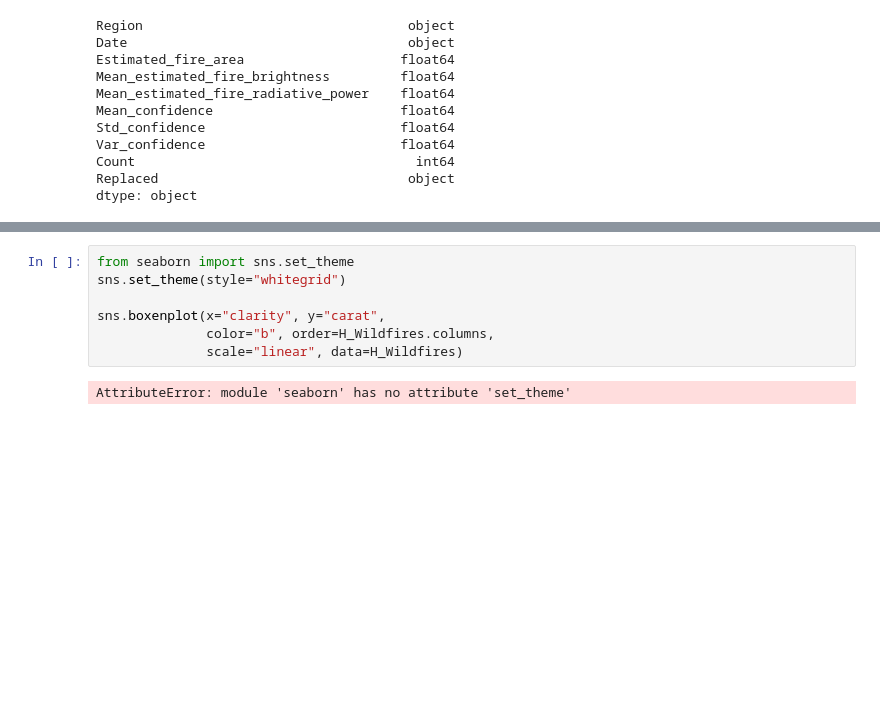
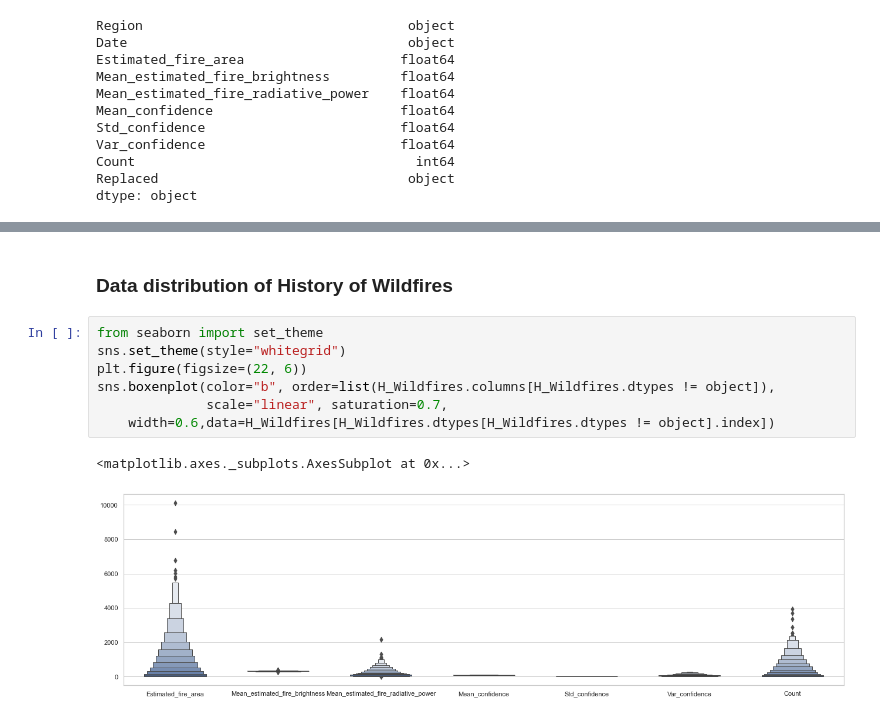
Before and after one commit to ccomkhj/Spot-Challenge-Wildfires, a Jupyter notebook: main/data_process.ipynb, the cells around one changed output, grey strips where cells are left out. Cells and saved outputs as stored; diff of their text form; blank space fills up the shorter version.

Commit message:
Data Analysis +

```diff
--- a/main/data_process.ipynb
+++ b/main/data_process.ipynb
@@ -370,9 +393,12 @@ dtype: object
+# %% [markdown]
+### Data distribution of History of Wildfires
 # %%
-from seaborn import sns.set_theme
+from seaborn import set_theme
 sns.set_theme(style="whitegrid")
-
-sns.boxenplot(x="clarity", y="carat",
-              color="b", order=H_Wildfires.columns,
-              scale="linear", data=H_Wildfires)
+plt.figure(figsize=(22, 6))
+sns.boxenplot(color="b", order=list(H_Wildfires.columns[H_Wildfires.dtypes != object]),
+              scale="linear", saturation=0.7,
+    width=0.6,data=H_Wildfires[H_Wildfires.dtypes[H_Wildfires.dtypes != object].index])
 # %% [output]
-AttributeError: module 'seaborn' has no attribute 'set_theme'
+<matplotlib.axes._subplots.AxesSubplot at 0x...>
+[figure, added]
```
Also changed, not shown: parts of 2 cells of this notebook.
